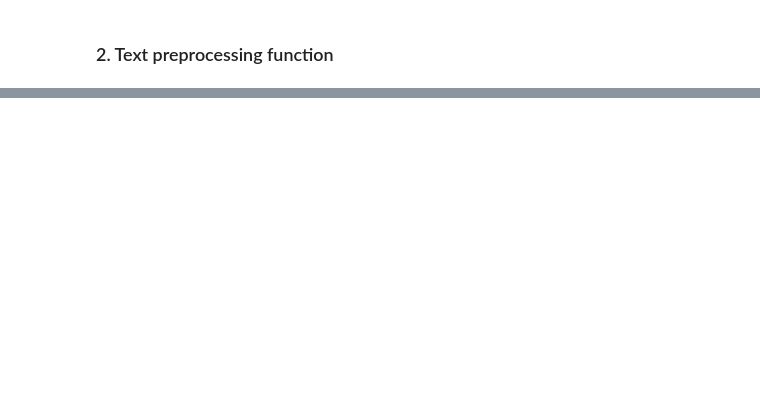
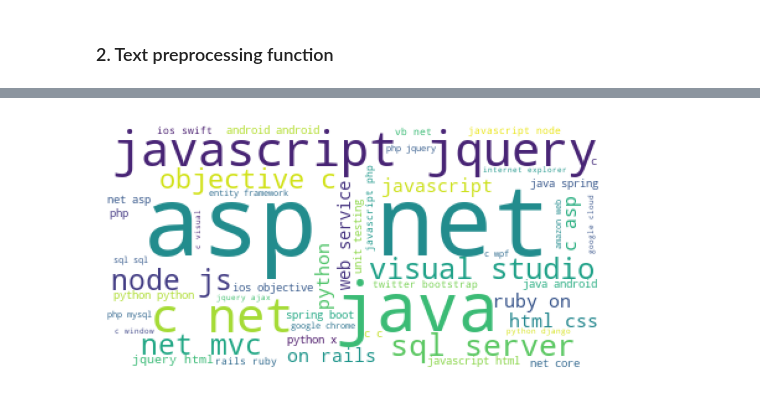
Before and after one commit to maurlco/stackoverflow-question-tag, a Jupyter notebook: 01_EDA_function.ipynb, the cells around one changed output, grey strips where cells are left out. Saved outputs shown, nothing was run; the diff lists cells and outputs as text; code cells hidden in the pictures; blank space fills up the shorter version.

```diff
--- a/01_EDA_function.ipynb
+++ b/01_EDA_function.ipynb
@@ -170,0 +307,3 @@ most_freq = zip(*freq2.most_common(100))[0]
+# %%
+raw_corpus_tags = " ".join(df.Tags.values)
+raw_corpus_tags[:1000]
@@ -170,0 +321,3 @@ most_freq = zip(*freq2.most_common(100))[0]
+# %%
+bad_word = ['using']
+raw_tokens_tags = [word for word in raw_tokens_tags if word not in bad_word]
@@ -170,0 +439,10 @@ most_freq = zip(*freq2.most_common(100))[0]
+# %%
+import matplotlib.pyplot as plt
+wordcloud = WordCloud(background_color='white',
+                      stopwords=[],
+                      max_words=50).generate(" ".join(raw_tokens_tags))
+plt.imshow(wordcloud)
+plt.axis("off")
+plt.show()
+# %% [output]
+[figure, added]
```
Also changed, not shown: parts of 127 cells of this notebook, 11 other files.
